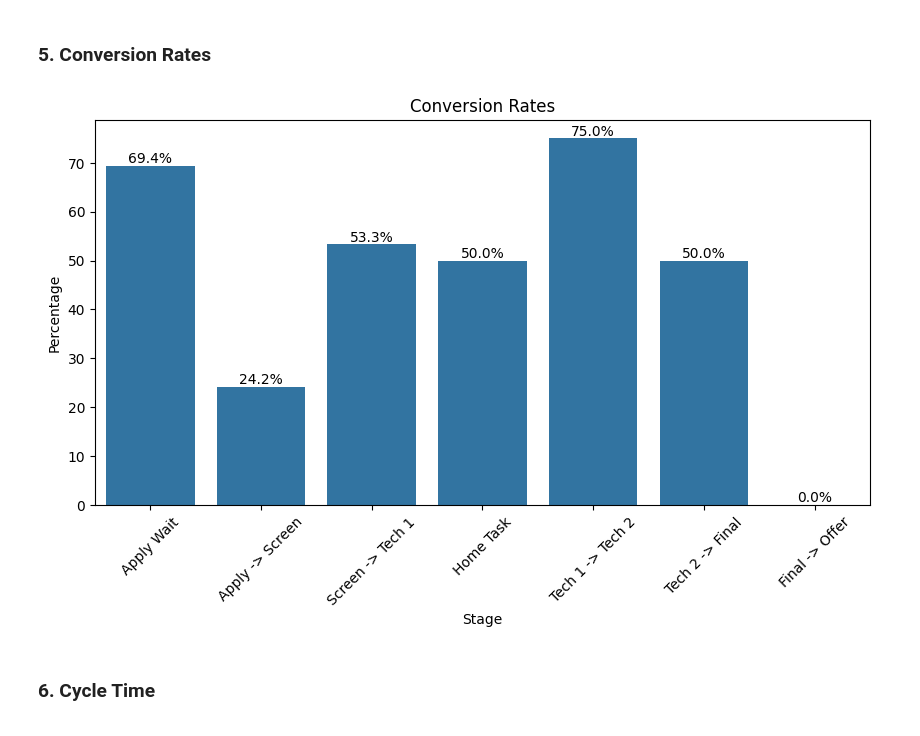
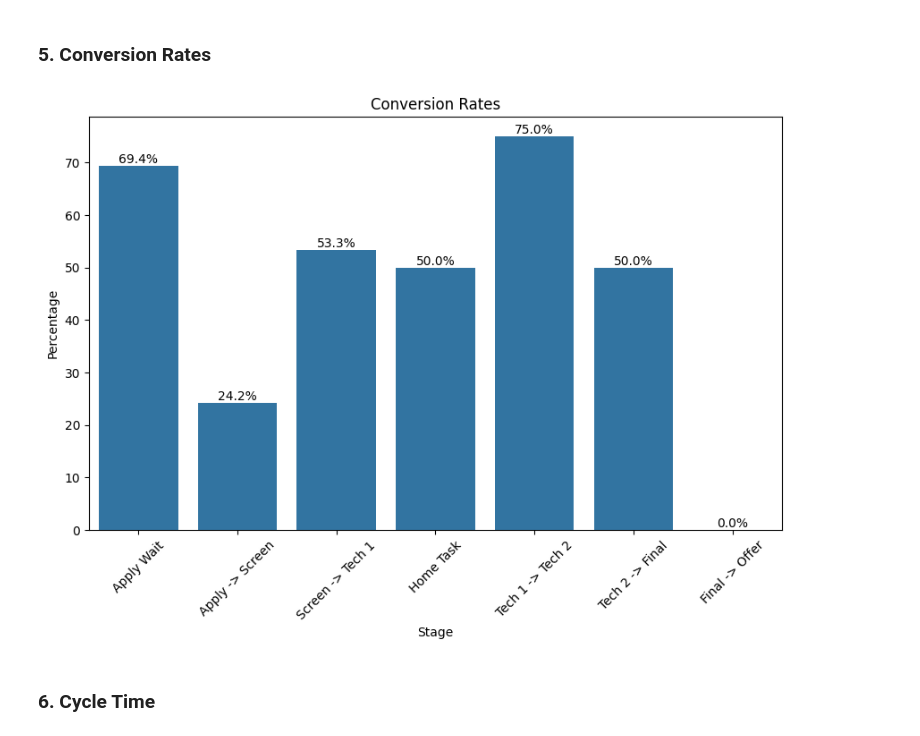
Before and after one commit to romanmurzac/JobApp, a Jupyter notebook: job_app.ipynb, the cells around one changed output. Saved outputs shown, nothing was run; the diff lists cells and outputs as text; code cells hidden in the pictures.

```diff
--- a/job_app.ipynb
+++ b/job_app.ipynb
@@ -183,36 +183,36 @@ final_to_offer = (
 )
 
 # Visualization: Conversion Rates.
-plt.figure(figsize=(10, 5))
+plt.figure(figsize=(10, 6))
 labels = [
     "Apply Wait",
     "Apply -> Screen",
     "Screen -> Tech 1",
     "Home Task",
     "Tech 1 -> Tech 2",
     "Tech 2 -> Final",
     "Final -> Offer",
 ]
 ax = sns.barplot(
     x=labels,
     y=[
         apply_waiting,
         apply_to_screen,
         screen_to_tech,
         home_task,
         tech_to_final,
         final_to_behavior,
         final_to_offer,
     ],
 )
 ax.bar_label(ax.containers[0], fmt="%.1f%%")
 plt.title("Conversion Rates")
 plt.xlabel("Stage")
 plt.ylabel("Percentage")
 plt.xticks(rotation=45)
 plt.savefig(f"media/conversion_rates_{datetime.now().strftime('%Y%m%d_%H%M%S')}.png")
 # %% [output]
-[figure, old version]
+[figure, new version]
 # %% [markdown]
 ### 6. Cycle Time
 # %%
```
Also changed, not shown: parts of 4 cells of this notebook, 11 other files.
